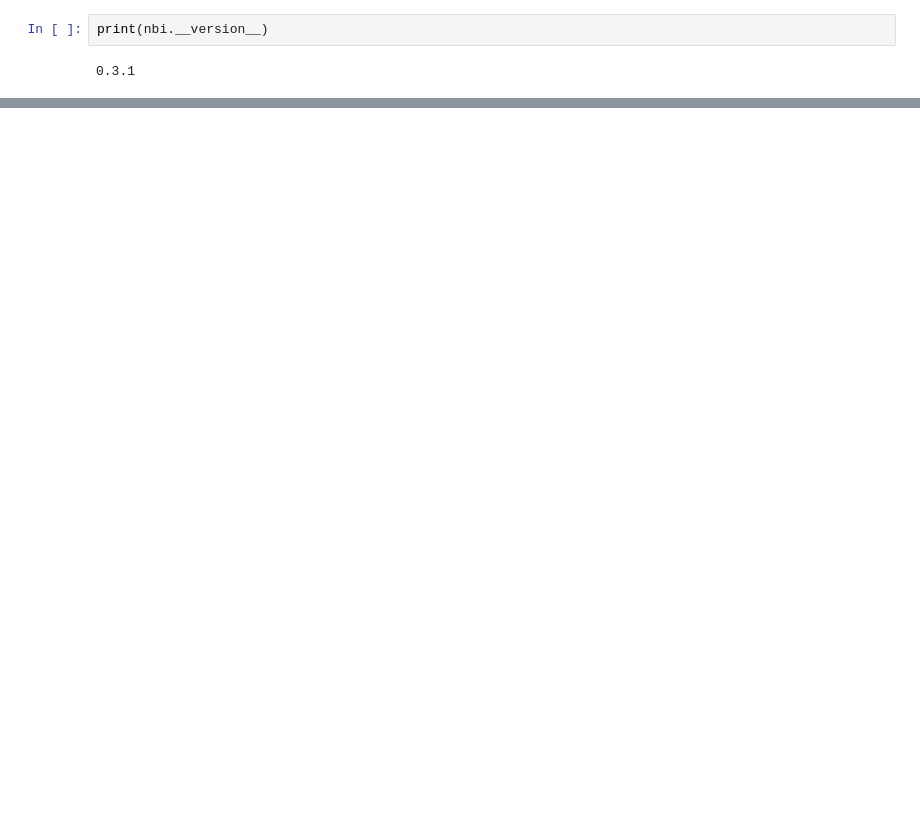
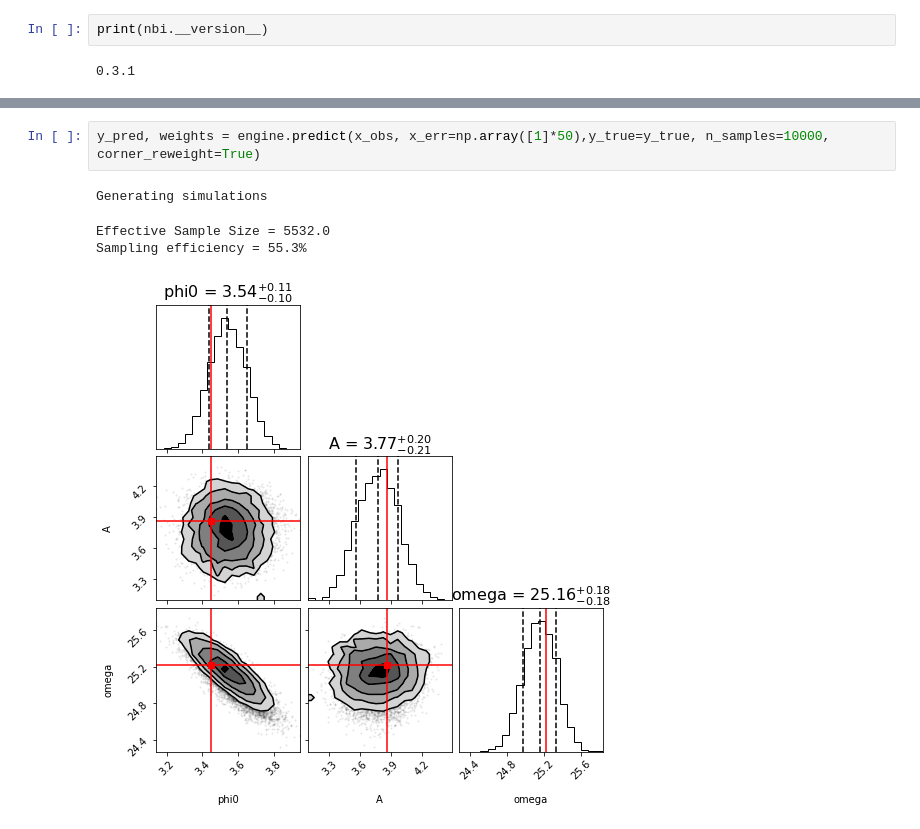
Before and after one commit to kmzzhang/nbi, a Jupyter notebook: examples/demo-sine-v031.ipynb, the cells around one changed output, grey strips where cells are left out. Saved outputs shown, nothing was run; the diff lists cells and outputs as text; blank space fills up the shorter version.

```diff
--- a/examples/demo-sine-v031.ipynb
+++ b/examples/demo-sine-v031.ipynb
@@ -196,0 +152,7 @@ plt.errorbar(range(50), x_obs, yerr=1, fmt='rx')
+# %%
+y_pred, weights = engine.predict(x_obs, x_err=np.array([1]*50),y_true=y_true, n_samples=10000, corner_reweight=True)
+# %% [output]
+Generating simulations
+Effective Sample Size = 5532.0
+Sampling efficiency = 55.3%
+[figure, added]
```
Also changed, not shown: parts of 37 cells of this notebook.
